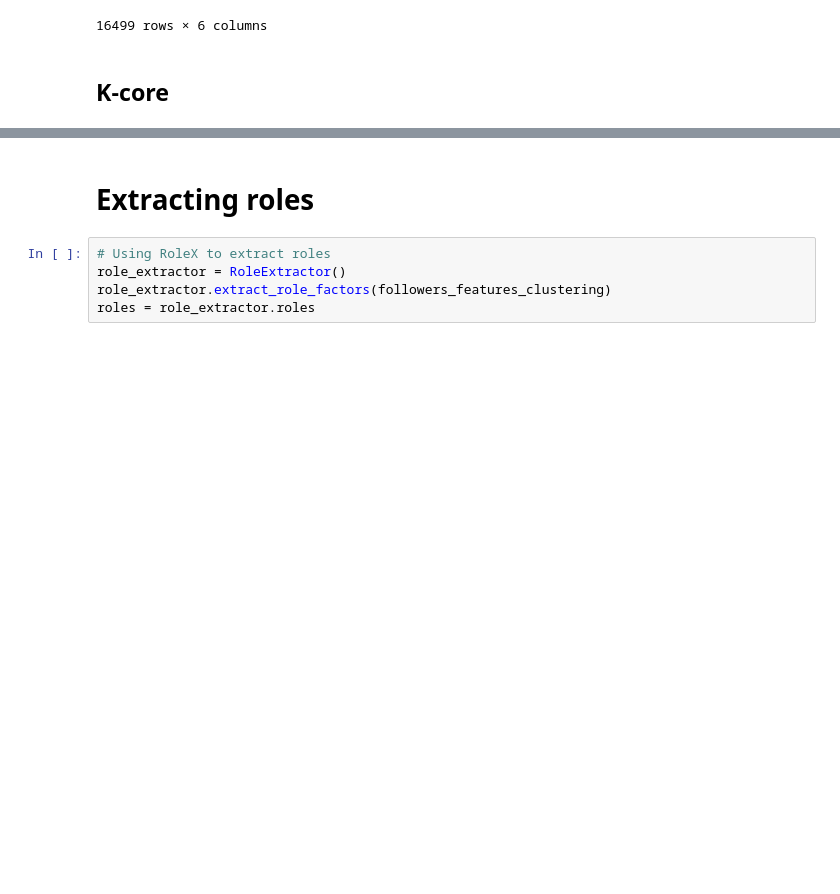
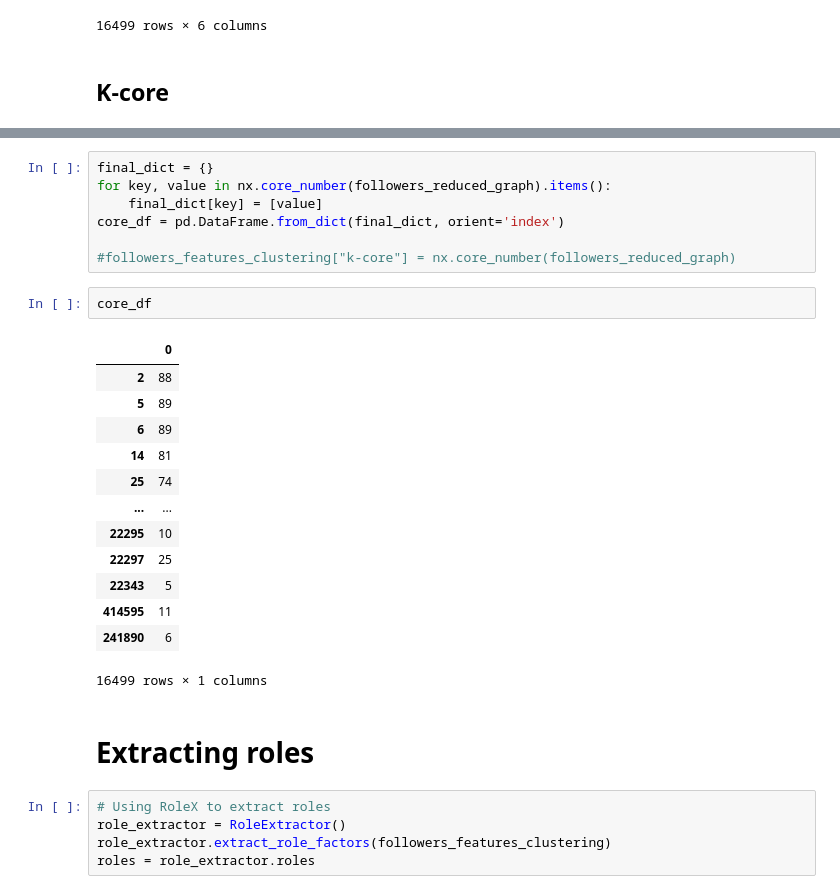
Before and after one commit to alexcosta13/twitter-superspreaders, a Jupyter notebook: 03_features_exploration.ipynb, the cells around one changed output, grey strips where cells are left out. Cells and saved outputs as stored; diff of their text form; blank space fills up the shorter version.

```diff
--- a/03_features_exploration.ipynb
+++ b/03_features_exploration.ipynb
@@ -120,6 +119,29 @@ followers_features_clustering
 | 456041 | 94 | 0 | 4 | 2 | 2 | 7.775289e+01 | 414595 |
 | 456558 | 10 | 0 | 1 | 1 | 1 | 8.119057e+00 | 241890 |
 16499 rows × 7 columns
+# %%
+final_dict = {}
+for key, value in nx.core_number(followers_reduced_graph).items():
+    final_dict[key] = [value]
+core_df = pd.DataFrame.from_dict(final_dict, orient='index')
+
+#followers_features_clustering["k-core"] = nx.core_number(followers_reduced_graph)
+# %%
+core_df
+# %% [output]
+|  | 0 |
+| 2 | 88 |
+| 5 | 89 |
+| 6 | 89 |
+| 14 | 81 |
+| 25 | 74 |
+| ... | ... |
+| 22295 | 10 |
+| 22297 | 25 |
+| 22343 | 5 |
+| 414595 | 11 |
+| 241890 | 6 |
+16499 rows × 1 columns
 # %% [markdown]
 # Extracting roles
 # %%
```
Also changed, not shown: parts of 1 cell of this notebook, 1 other file.
